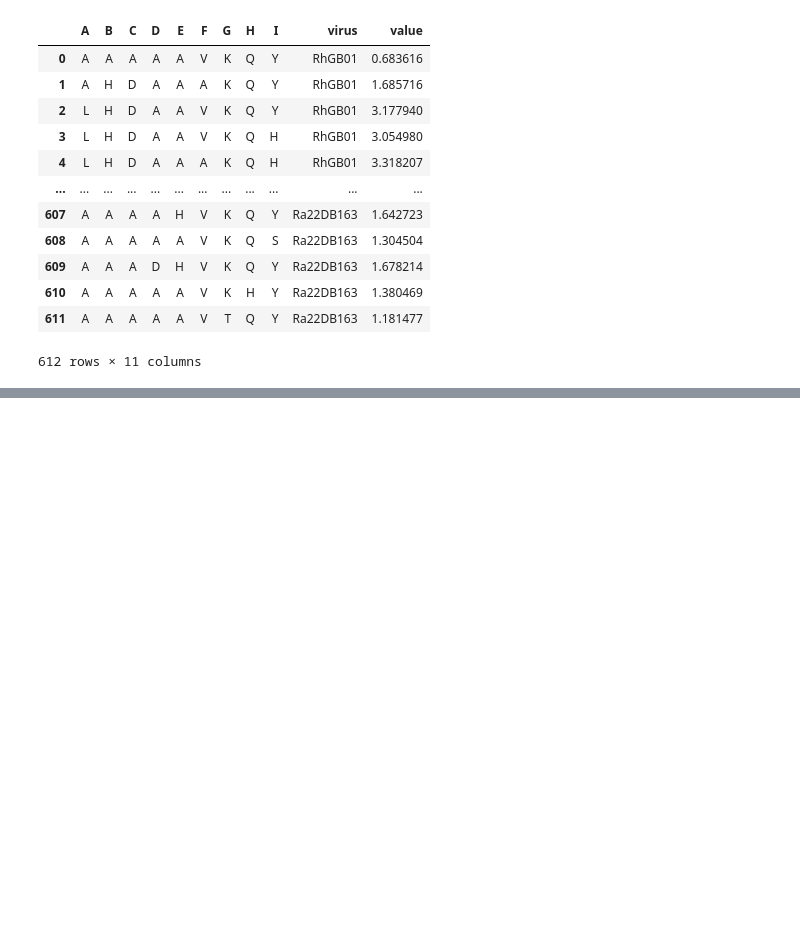
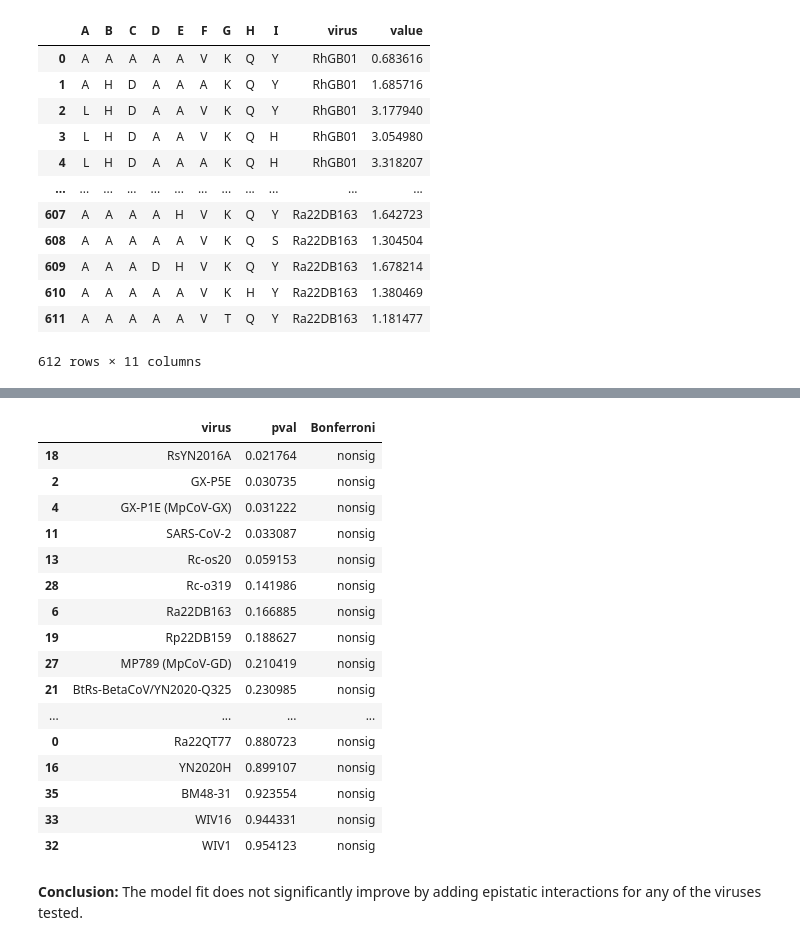
Before and after one commit to TheSatoLab/Raffinis_ACE2, a Jupyter notebook: Figure_2/infectivity_results_OLS_all/RaACE2_OLS_code.ipynb, the cells around one changed output, grey strips where cells are left out. Drawn from its saved outputs; the diff is of its cells as text; code cells hidden in the pictures; blank space fills up the shorter version.

```diff
--- a/Figure_2/infectivity_results_OLS_all/RaACE2_OLS_code.ipynb
+++ b/Figure_2/infectivity_results_OLS_all/RaACE2_OLS_code.ipynb
@@ -214,0 +300,43 @@ for v in list(pvaldf.virus):
+# %%
+addepi_rez = {}
+
+#for each virus:
+for v in list(pvaldf.virus):
+    #fit additive model (as above):
+    add_model = smf.ols(formula="value ~ A + B + C + D + E + F + G + H + I",data=fullmelt[fullmelt.virus == v]).fit()
+
+    #then fit model with all pairwise interactions
+    pairwise_formula = 'value ~ (A + B + C + D + E + F + G + H + I)**2'
+    pair_model = smf.ols(pairwise_formula,data=fullmelt[fullmelt.virus == v]).fit()
+
+    #finally perform an ANOVA nested model comparison test between the two models:
+    anova_results = anova_lm(add_model, pair_model)
+
+    addepi_rez.update({v:anova_results.iloc[1]['Pr(>F)']})
+# %%
+#summarise overall nested model ANOVA p-value and run a Bonferroni correction for all viruses
+addepi_pvaldf = pd.DataFrame([[v,addepi_rez[v]] for v in list(addepi_rez)])
+addepi_pvaldf.columns = ['virus', 'pval']
+addepi_pvaldf.sort_values(by='pval', inplace=True)
+addepi_pvaldf['Bonferroni'] = ['sig' if p < 0.05/len(pvaldf) else 'nonsig' for p in list(addepi_pvaldf.pval)]
+addepi_pvaldf
+# %% [output]
+|  | virus | pval | Bonferroni |
+| 18 | RsYN2016A | 0.021764 | nonsig |
+| 2 | GX-P5E | 0.030735 | nonsig |
+| 4 | GX-P1E (MpCoV-GX) | 0.031222 | nonsig |
+| 11 | SARS-CoV-2 | 0.033087 | nonsig |
+| 13 | Rc-os20 | 0.059153 | nonsig |
+| 28 | Rc-o319 | 0.141986 | nonsig |
+| 6 | Ra22DB163 | 0.166885 | nonsig |
+| 19 | Rp22DB159 | 0.188627 | nonsig |
+| 27 | MP789 (MpCoV-GD) | 0.210419 | nonsig |
+| 21 | BtRs-BetaCoV/YN2020-Q325 | 0.230985 | nonsig |
+| ... | ... | ... | ... |
+| 0 | Ra22QT77 | 0.880723 | nonsig |
+| 16 | YN2020H | 0.899107 | nonsig |
+| 35 | BM48-31 | 0.923554 | nonsig |
+| 33 | WIV16 | 0.944331 | nonsig |
+| 32 | WIV1 | 0.954123 | nonsig |
+# %% [markdown]
+**Conclusion:** The model fit does not significantly improve by adding epistatic interactions for any of the viruses tested.
```
Also changed, not shown: parts of 6 cells of this notebook, 2 other files.
